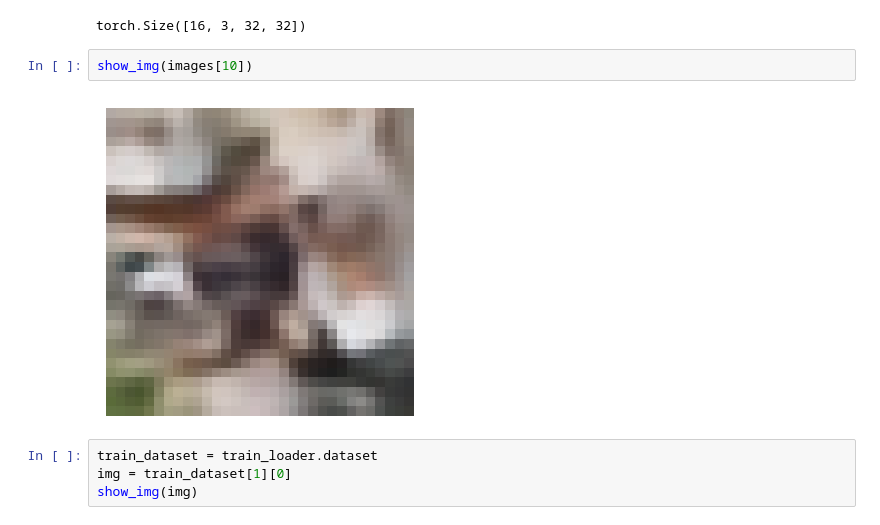
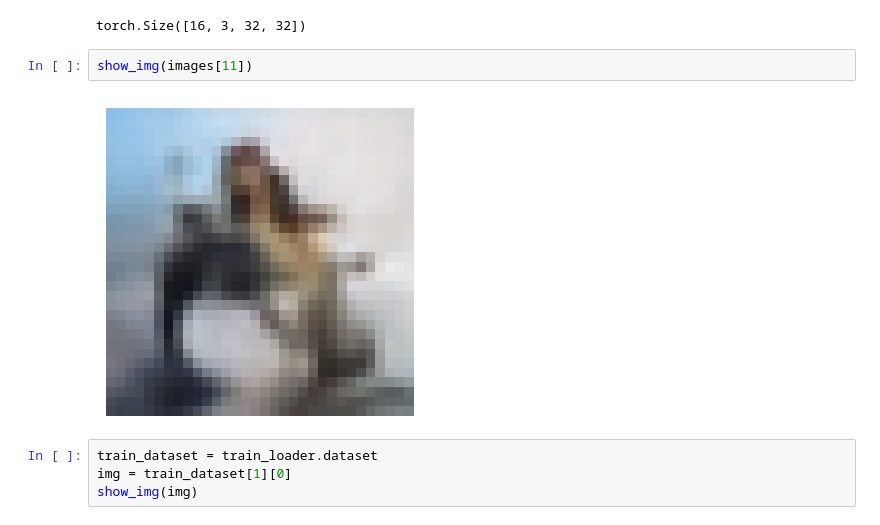
Before and after one commit to azhgh22/Comparative-analysis-of-Generative-models-on-CIFAR-10, a Jupyter notebook: experiments/train_vae.ipynb, the cells around one changed output. Cells and saved outputs as stored; diff of their text form.

```diff
--- a/experiments/train_vae.ipynb
+++ b/experiments/train_vae.ipynb
@@ -146,9 +160,9 @@ images.shape
 # %% [output]
 torch.Size([16, 3, 32, 32])
 # %%
-show_img(images[10])
+show_img(images[11])
 # %% [output]
-[figure, old version]
+[figure, new version]
 # %%
 train_dataset = train_loader.dataset
 img = train_dataset[1][0]
```
Also changed, not shown: parts of 5 cells of this notebook.
